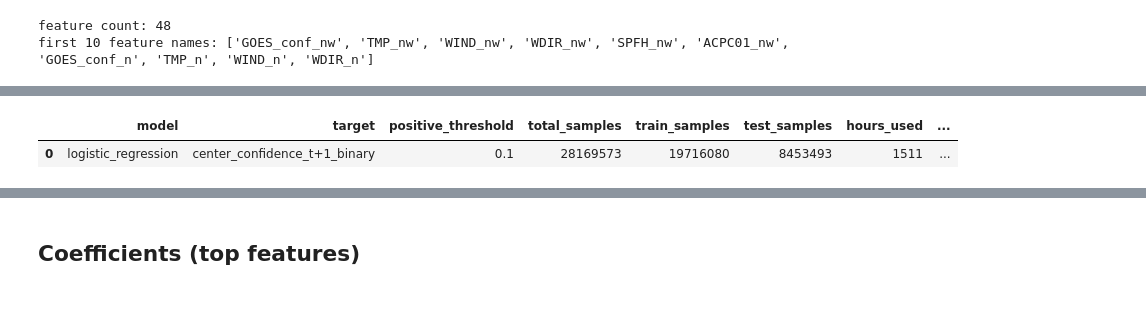
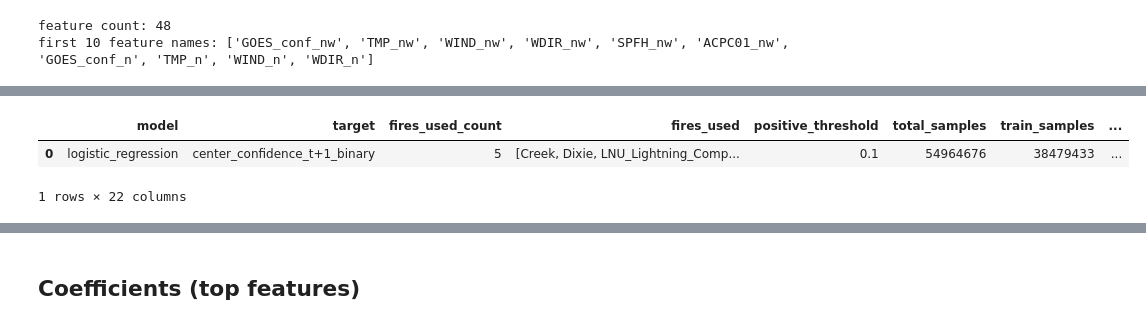
Before and after one commit to seanpatrickmay/wildfire-modeling, a Jupyter notebook: docs/neighbor_cell_confidence_regression.ipynb, the cells around one changed output, grey strips where cells are left out. Saved outputs shown, nothing was run; the diff lists cells and outputs as text; code cells hidden in the pictures.

Commit message:
Simplified regression file

```diff
--- a/docs/neighbor_cell_confidence_regression.ipynb
+++ b/docs/neighbor_cell_confidence_regression.ipynb
@@ -457,5 +452,5 @@ test positives: 19843 test negatives: 8433650 test pos rate: 0.00234731370807310
 # %%
-# Pass 2: fit logistic regression on train split only (streaming SGD).
+# Pass 2: fit one logistic regression on train split across selected fires.
 
 clf = SGDClassifier(
     loss="log_loss",
@@ -463,32 +458,27 @@ clf = SGDClassifier(
     alpha=1e-4,
     max_iter=1,
     tol=None,
-    random_state=SPLIT_SEED,
+    random_state=None,
 )
 
 classes = np.array([0, 1], dtype=np.int32)
 trained = False
 
-for t, time_str, rtma_hour in iter_aligned_hours(goes_conf, go_time_index, rtma_manifest, max_hours=MAX_HOURS):
-    X_hour, y_hour_cont = build_hour_samples(goes_conf[t], goes_conf[t + 1], rtma_hour)
-    if X_hour.shape[0] == 0:
-        continue
+for entry in fire_entries:
+    for fire_name, t, X_hour, y_hour in iter_fire_hour_samples(entry):
+        n_rows = X_hour.shape[0]
+        mask_train = train_mask_for_hour(fire_name, t, n_rows, TRAIN_FRACTION, RUN_SPLIT_SALT)
+        if not mask_train.any():
+            continue
 
-    y_hour = to_binary_target(y_hour_cont, POSITIVE_THRESHOLD)
-    n_rows = X_hour.shape[0]
-    mask_train = train_mask_for_hour(n_rows, t, TRAIN_FRACTION, SPLIT_SEED)
-    if not mask_train.any():
-        continue
+        X_train = X_hour[mask_train]
+        y_train = y_hour[mask_train]
 
-    X_train = X_hour[mask_train]
-    y_train = y_hour[mask_train]
-    X_train_std = (X_train - x_mean) / x_std
-
-    if not trained:
-        clf.partial_fit(X_train_std, y_train, classes=classes)
-        trained = True
-    else:
-        clf.partial_fit(X_train_std, y_train)
+        if not trained:
+            clf.partial_fit(X_train, y_train, classes=classes)
+            trained = True
+        else:
+            clf.partial_fit(X_train, y_train)
 
 if not trained:
     raise RuntimeError("Model did not receive training data.")
@@ -569,32 +546,37 @@ TP: 9513 FP: 3474 FN: 10330 TN: 8430176
 # %%
 summary_df = pd.DataFrame(
     [
         {
             "model": "logistic_regression",
             "target": "center_confidence_t+1_binary",
+            "fires_used_count": len(fire_entries),
+            "fires_used": [e["fire_name"] for e in fire_entries],
             "positive_threshold": POSITIVE_THRESHOLD,
             "total_samples": int(n_total_samples),
             "train_samples": int(n_train_samples),
             "test_samples": int(n_test_samples),
             "hours_used": int(n_hours_used),
             "train_fraction": TRAIN_FRACTION,
             "test_fraction": 1.0 - TRAIN_FRACTION,
             "train_positive_rate": train_pos_rate,
             "test_positive_rate": test_pos_rate,
-            "test_accuracy": test_accuracy,
+            "test_accuracy_overall": test_accuracy_overall,
+            "test_positive_accuracy": test_positive_accuracy,
+            "test_negative_accuracy": test_negative_accuracy,
             "tp": int(tp),
             "fp": int(fp),
             "fn": int(fn),
             "tn": int(tn),
             "classification_prob_threshold": CLASSIFICATION_PROB_THRESHOLD,
             "intercept": intercept,
         }
     ]
 )
 summary_df
 # %% [output]
-|  | model | target | positive_threshold | total_samples | train_samples | test_samples | hours_used | ... |
-| 0 | logistic_regression | center_confidence_t+1_binary | 0.1 | 28169573 | 19716080 | 8453493 | 1511 | ... |
+|  | model | target | fires_used_count | fires_used | positive_threshold | total_samples | train_samples | ... |
+| 0 | logistic_regression | center_confidence_t+1_binary | 5 | [Creek, Dixie, LNU_Lightning_Comp... | 0.1 | 54964676 | 38479433 | ... |
+1 rows × 22 columns
 # %%
 confusion_breakdown_df = pd.DataFrame(
     [
```
Also changed, not shown: parts of 13 cells of this notebook, 6 other files.
